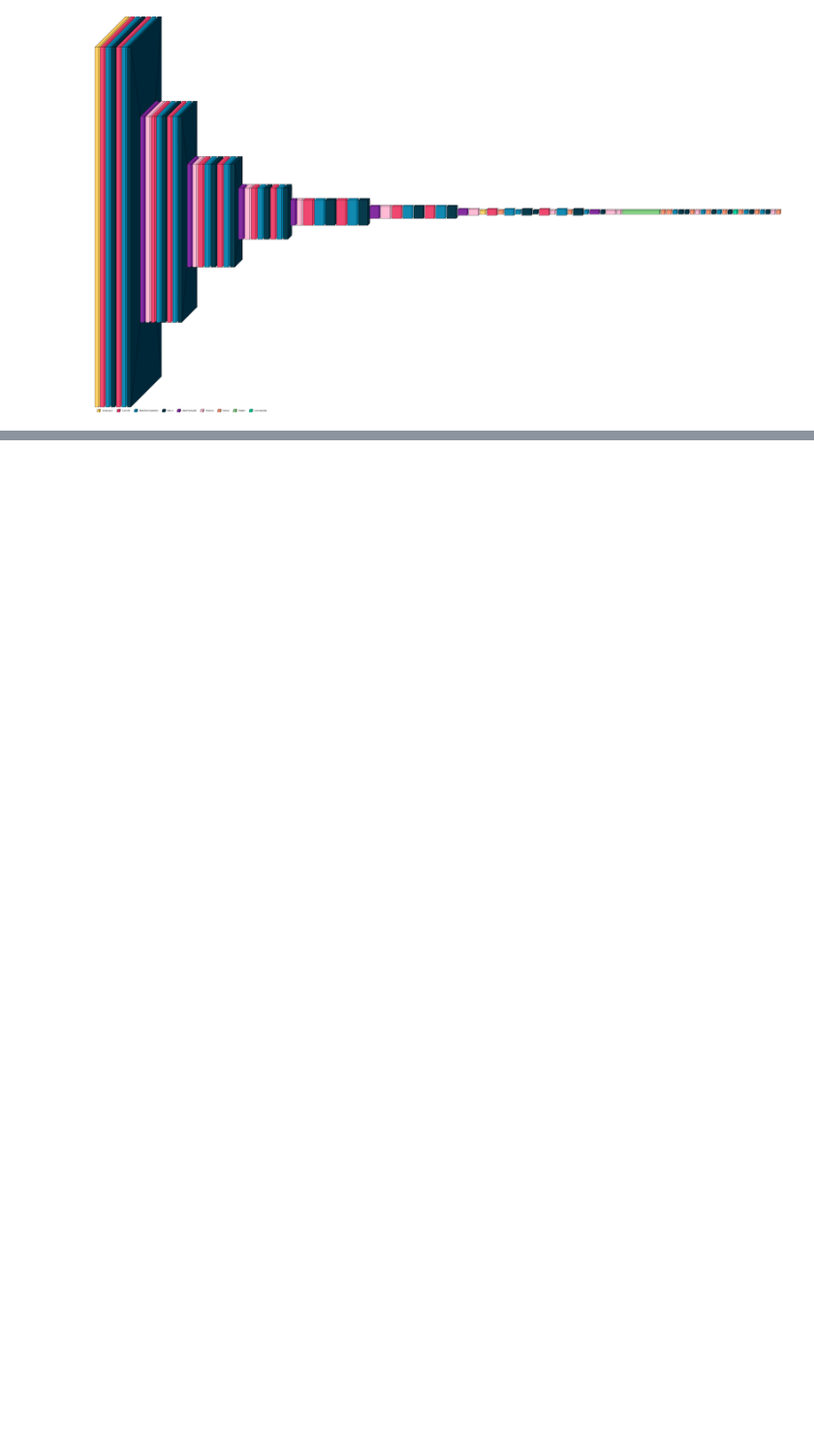
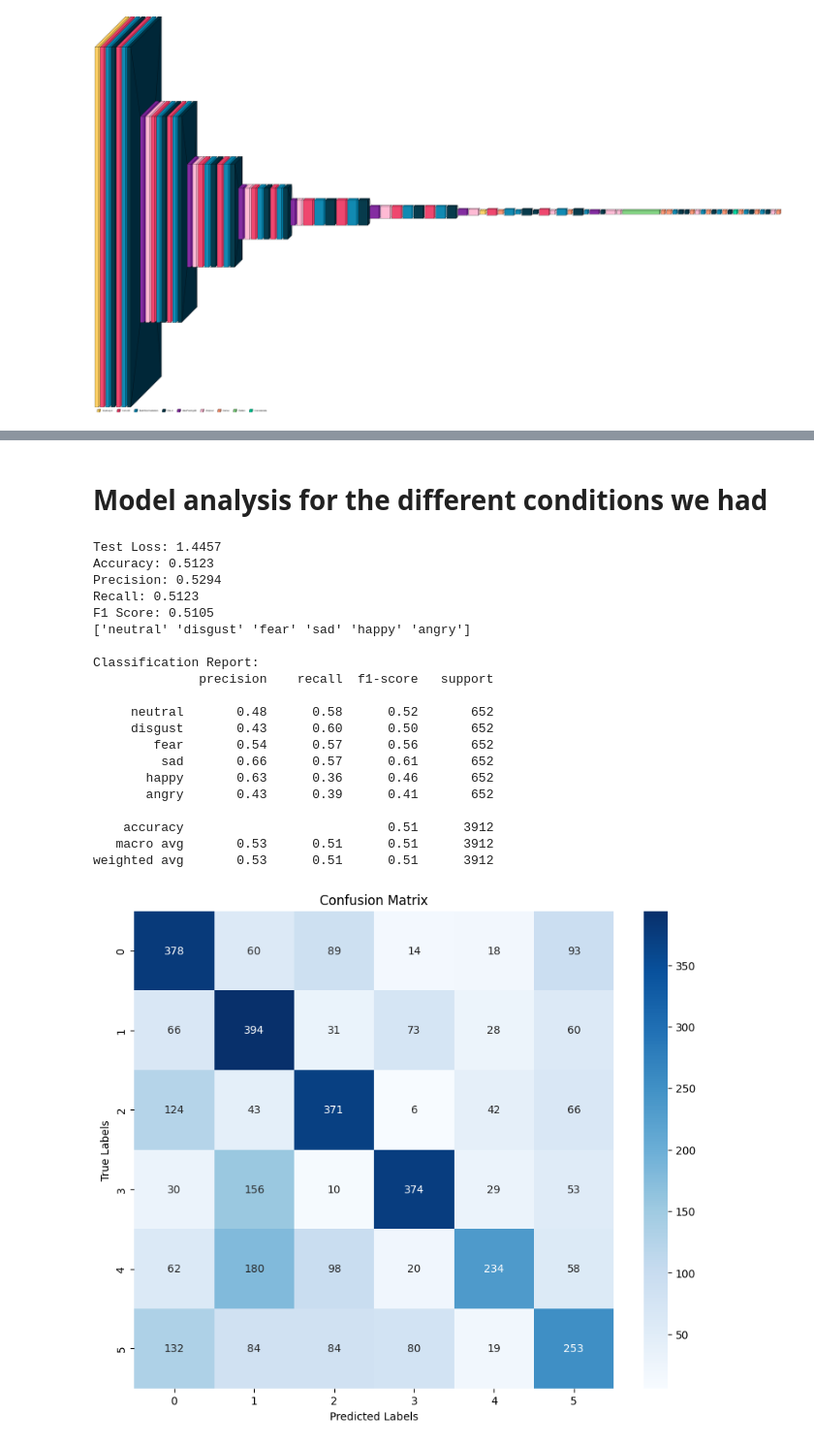
Before and after one commit to Neelhpatel2011/PytorchAudio_Emotion_Classifier, a Jupyter notebook: Neel Local Code/exploratory_data_analysis.ipynb, the cells around one changed output, grey strips where cells are left out. Shown at 97% size. Saved outputs shown, nothing was run; the diff lists cells and outputs as text; code cells hidden in the pictures; blank space fills up the shorter version.

Commit message:
Made changes to files and updated the exploratory_data_analysis  python notebook

```diff
--- a/Neel Local Code/exploratory_data_analysis.ipynb
+++ b/Neel Local Code/exploratory_data_analysis.ipynb
@@ -645,0 +740,2 @@ OnnxExporterError: Module onnx is not installed!
+# %% [markdown]
+# Model analysis for the different conditions we had
@@ -645,0 +915,30 @@ OnnxExporterError: Module onnx is not installed!
+# %%
+#Version 23 - with augmentation no norm
+
+model_path = "Good Models/ModelV2_7_conv_layers_v23.ckpt"
+metadata_test_path = 'Data/' + 'test_metadata.npy'
+test_hdf5_file_path = 'Data/test_data_no_sur.hdf5'
+
+evaluate_model(model_path,metadata_test_path,test_hdf5_file_path)
+# %% [output]
+Test Loss: 1.4457
+Accuracy: 0.5123
+Precision: 0.5294
+Recall: 0.5123
+F1 Score: 0.5105
+['neutral' 'disgust' 'fear' 'sad' 'happy' 'angry']
+
+Classification Report:
+              precision    recall  f1-score   support
+
+     neutral       0.48      0.58      0.52       652
+     disgust       0.43      0.60      0.50       652
+        fear       0.54      0.57      0.56       652
+         sad       0.66      0.57      0.61       652
+       happy       0.63      0.36      0.46       652
+       angry       0.43      0.39      0.41       652
+
+    accuracy                           0.51      3912
+   macro avg       0.53      0.51      0.51      3912
+weighted avg       0.53      0.51      0.51      3912
+[figure, added]
```
Also changed, not shown: parts of 6 cells of this notebook, 5 other files.
